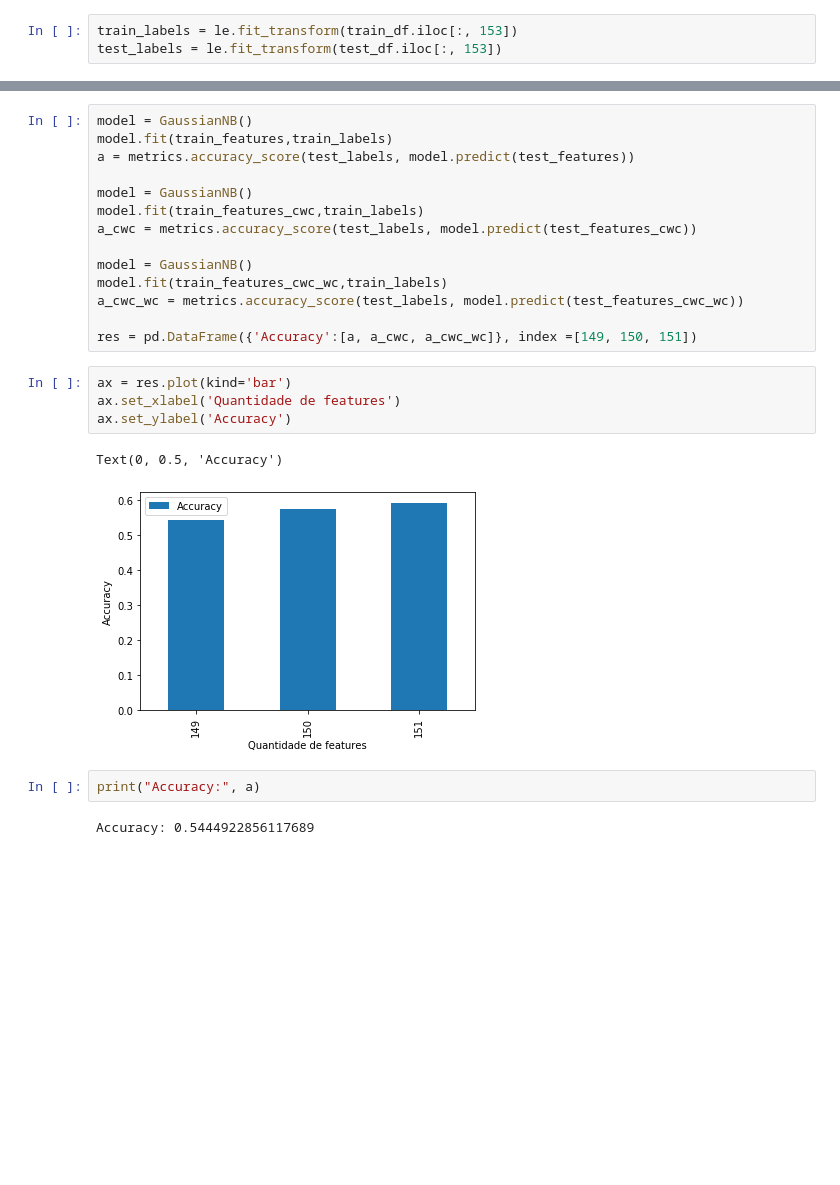
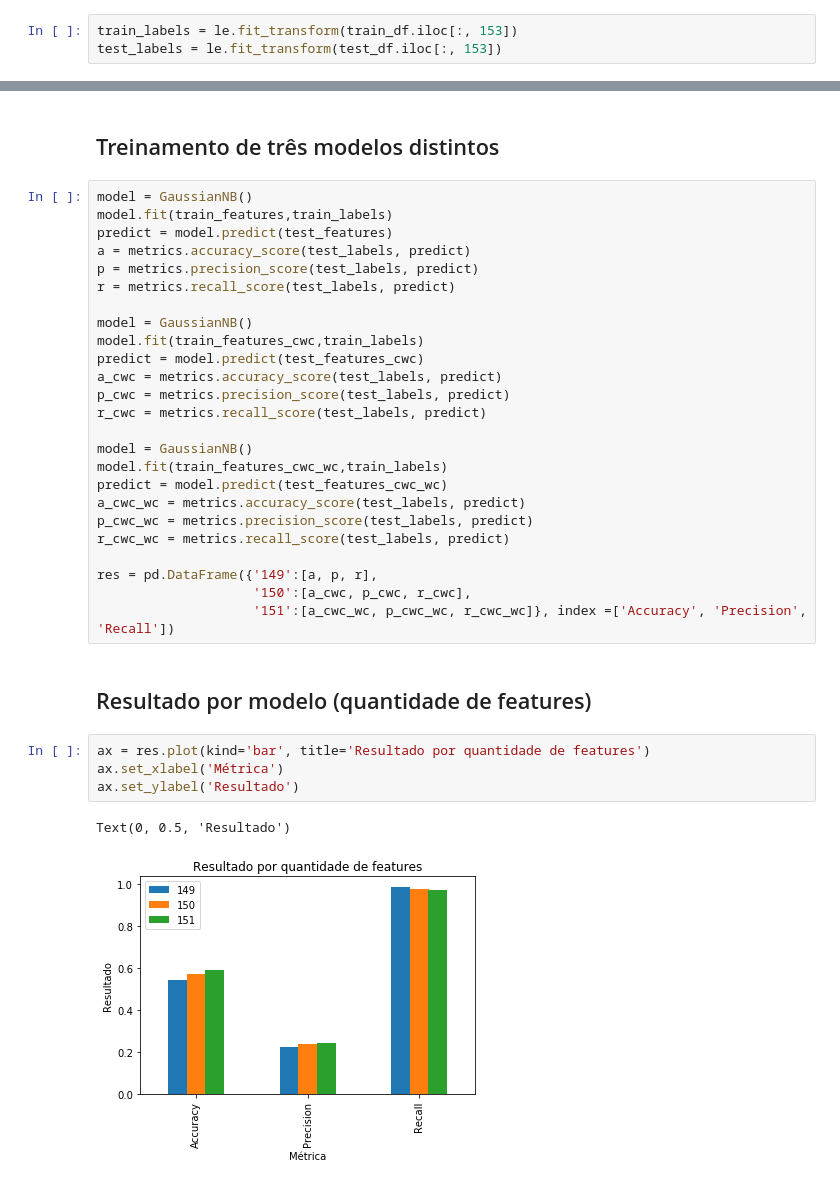
Before and after one commit to RobertoDebarba/sms-spam-analysis, a Jupyter notebook: classification.ipynb, the cells around one changed output, grey strips where cells are left out. Drawn from its saved outputs; the diff is of its cells as text; blank space fills up the shorter version.

```diff
--- a/classification.ipynb
+++ b/classification.ipynb
@@ -62,28 +70,39 @@ test_features_cwc = [tuple(x) for x in test_df.iloc[:, 1:151].to_numpy()]
 
 train_features_cwc_wc = [tuple(x) for x in train_df.iloc[:, 1:152].to_numpy()]
 test_features_cwc_wc = [tuple(x) for x in test_df.iloc[:, 1:152].to_numpy()]
+# %% [markdown]
+## Treinamento de três modelos distintos
 # %%
 model = GaussianNB()
 model.fit(train_features,train_labels)
-a = metrics.accuracy_score(test_labels, model.predict(test_features))
+predict = model.predict(test_features)
+a = metrics.accuracy_score(test_labels, predict)
+p = metrics.precision_score(test_labels, predict)
+r = metrics.recall_score(test_labels, predict)
 
 model = GaussianNB()
 model.fit(train_features_cwc,train_labels)
-a_cwc = metrics.accuracy_score(test_labels, model.predict(test_features_cwc))
+predict = model.predict(test_features_cwc)
+a_cwc = metrics.accuracy_score(test_labels, predict)
+p_cwc = metrics.precision_score(test_labels, predict)
+r_cwc = metrics.recall_score(test_labels, predict)
 
 model = GaussianNB()
 model.fit(train_features_cwc_wc,train_labels)
-a_cwc_wc = metrics.accuracy_score(test_labels, model.predict(test_features_cwc_wc))
+predict = model.predict(test_features_cwc_wc)
+a_cwc_wc = metrics.accuracy_score(test_labels, predict)
+p_cwc_wc = metrics.precision_score(test_labels, predict)
+r_cwc_wc = metrics.recall_score(test_labels, predict)
 
-res = pd.DataFrame({'Accuracy':[a, a_cwc, a_cwc_wc]}, index =[149, 150, 151])
+res = pd.DataFrame({'149':[a, p, r],
+                    '150':[a_cwc, p_cwc, r_cwc],
+                    '151':[a_cwc_wc, p_cwc_wc, r_cwc_wc]}, index =['Accuracy', 'Precision', 'Recall'])
+# %% [markdown]
+## Resultado por modelo (quantidade de features)
 # %%
-ax = res.plot(kind='bar')
-ax.set_xlabel('Quantidade de features')
-ax.set_ylabel('Accuracy')
+ax = res.plot(kind='bar', title='Resultado por quantidade de features')
+ax.set_xlabel('Métrica')
+ax.set_ylabel('Resultado')
 # %% [output]
-Text(0, 0.5, 'Accuracy')
+Text(0, 0.5, 'Resultado')
-[figure, old version]
+[figure, new version]
-# %%
-print("Accuracy:", a)
-# %% [output]
-Accuracy: 0.5444922856117689
```
Also changed, not shown: parts of 6 cells of this notebook, 4 other files.
